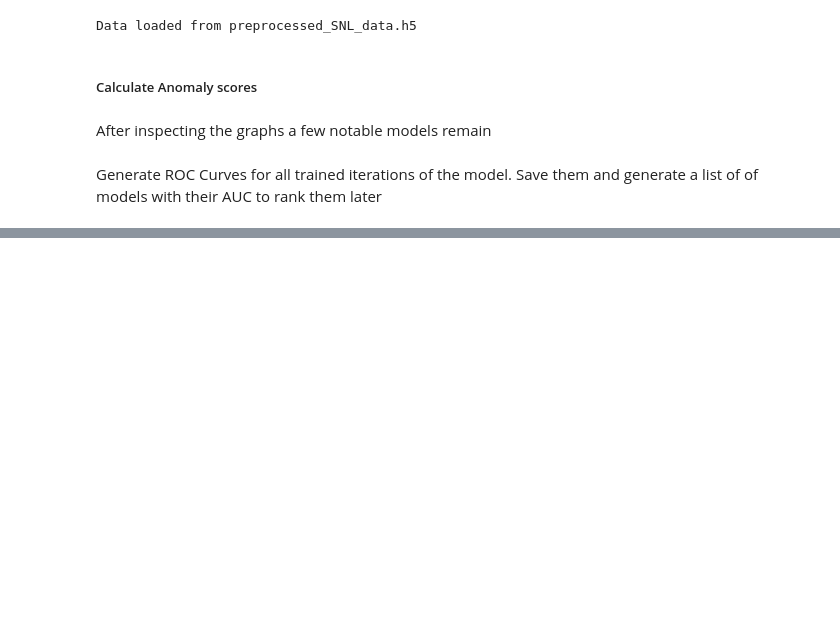
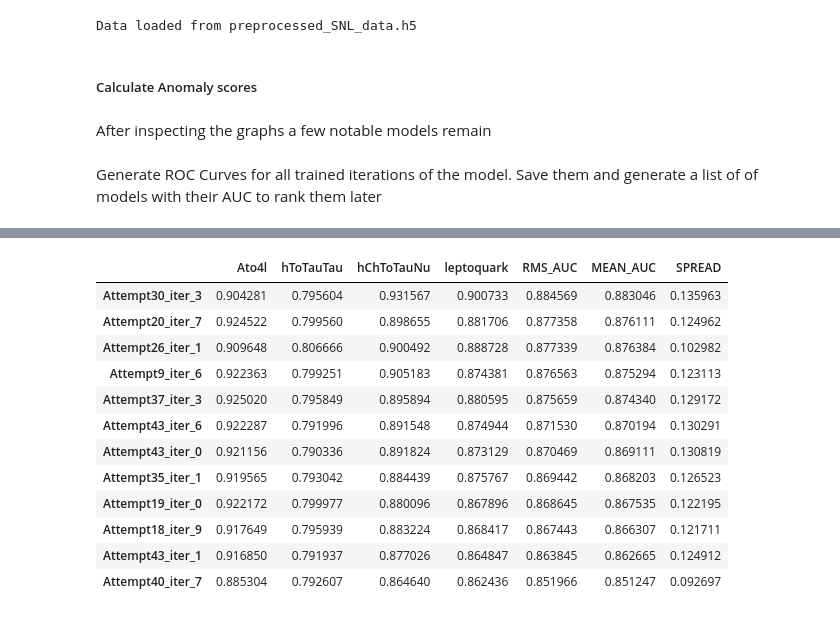
Before and after one commit to jnamador/vae_fs, a Jupyter notebook: models/gan1_analysis.ipynb, the cells around one changed output, grey strips where cells are left out. Cells and saved outputs as stored; diff of their text form; code cells hidden in the pictures; blank space fills up the shorter version.

```diff
--- a/models/gan1_analysis.ipynb
+++ b/models/gan1_analysis.ipynb
@@ -253,0 +298,26 @@ for att_n in range(6,17): # Splitting everythingup
+# %%
+all_results["RMS_AUC"] = np.sqrt((all_results.Ato4l**2 + all_results.hToTauTau**2 + all_results.hChToTauNu**2 + all_results.leptoquark**2)/4)
+all_results["MEAN_AUC"] = all_results.iloc[:, :4].mean(axis=1)
+all_results["SPREAD"] = all_results.iloc[:, :4].max(axis=1) - all_results.iloc[:, :4].min(axis=1)
+# %%
+# Drop the row if it has any AUC less than 0.79.
+threshold = 0.79
+cols = ["Ato4l", "hToTauTau", "hChToTauNu", "leptoquark"]
+all_results = all_results.loc[(all_results[cols] >= threshold).all(axis=1)]
+# %%
+all_results = all_results.sort_values(by='RMS_AUC', ascending=False)
+all_results
+# %% [output]
+|  | Ato4l | hToTauTau | hChToTauNu | leptoquark | RMS_AUC | MEAN_AUC | SPREAD |
+| Attempt30_iter_3 | 0.904281 | 0.795604 | 0.931567 | 0.900733 | 0.884569 | 0.883046 | 0.135963 |
+| Attempt20_iter_7 | 0.924522 | 0.799560 | 0.898655 | 0.881706 | 0.877358 | 0.876111 | 0.124962 |
+| Attempt26_iter_1 | 0.909648 | 0.806666 | 0.900492 | 0.888728 | 0.877339 | 0.876384 | 0.102982 |
+| Attempt9_iter_6 | 0.922363 | 0.799251 | 0.905183 | 0.874381 | 0.876563 | 0.875294 | 0.123113 |
+| Attempt37_iter_3 | 0.925020 | 0.795849 | 0.895894 | 0.880595 | 0.875659 | 0.874340 | 0.129172 |
+| Attempt43_iter_6 | 0.922287 | 0.791996 | 0.891548 | 0.874944 | 0.871530 | 0.870194 | 0.130291 |
+| Attempt43_iter_0 | 0.921156 | 0.790336 | 0.891824 | 0.873129 | 0.870469 | 0.869111 | 0.130819 |
+| Attempt35_iter_1 | 0.919565 | 0.793042 | 0.884439 | 0.875767 | 0.869442 | 0.868203 | 0.126523 |
+| Attempt19_iter_0 | 0.922172 | 0.799977 | 0.880096 | 0.867896 | 0.868645 | 0.867535 | 0.122195 |
+| Attempt18_iter_9 | 0.917649 | 0.795939 | 0.883224 | 0.868417 | 0.867443 | 0.866307 | 0.121711 |
+| Attempt43_iter_1 | 0.916850 | 0.791937 | 0.877026 | 0.864847 | 0.863845 | 0.862665 | 0.124912 |
+| Attempt40_iter_7 | 0.885304 | 0.792607 | 0.864640 | 0.862436 | 0.851966 | 0.851247 | 0.092697 |
```
Also changed, not shown: parts of 9 cells of this notebook.
